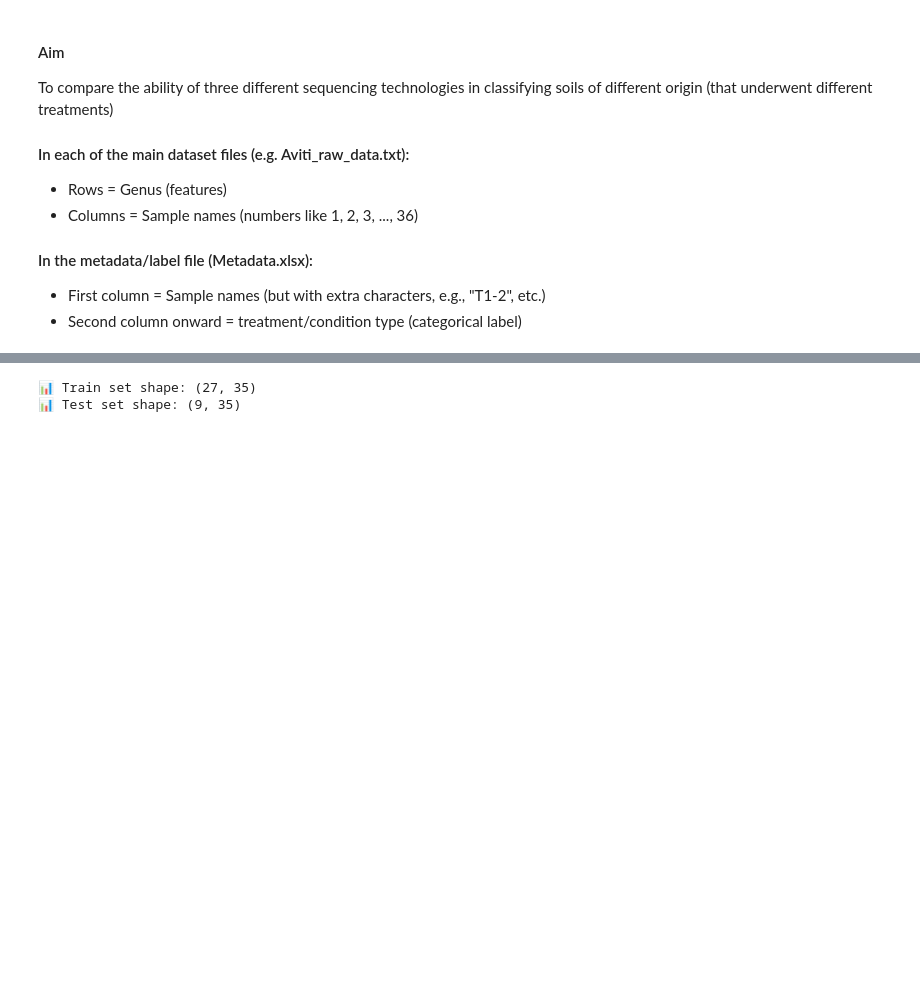
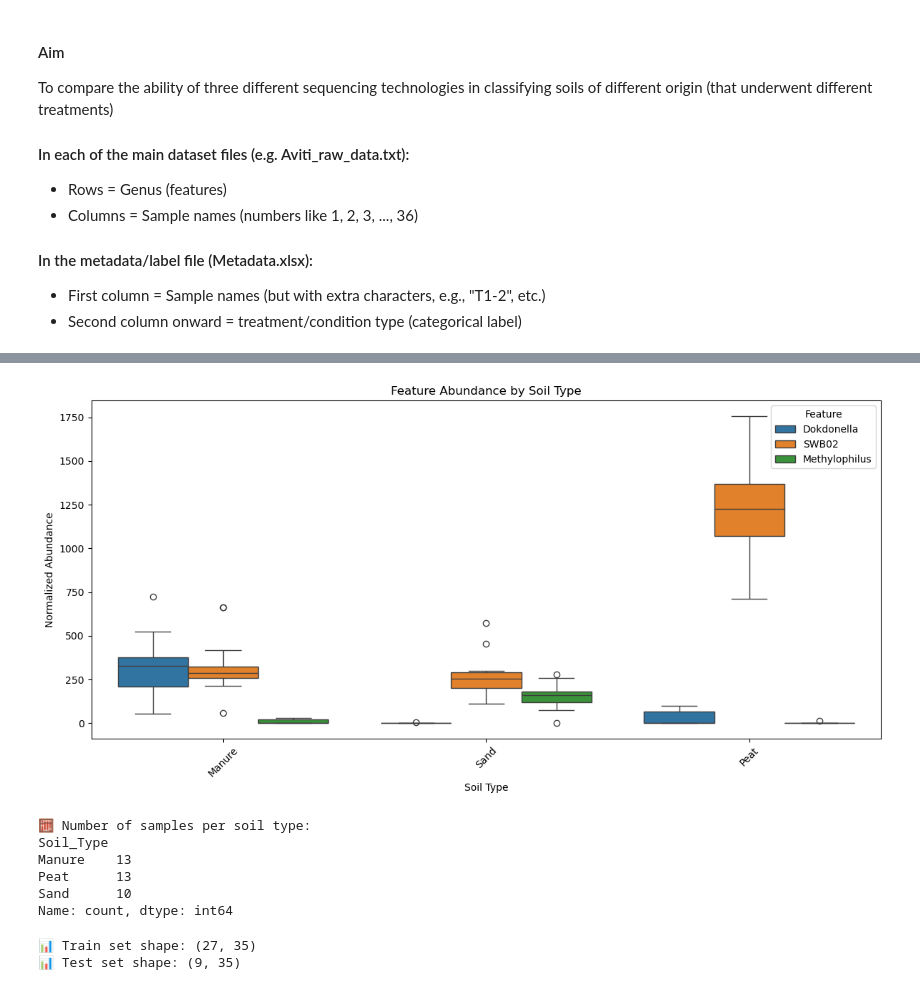
Before and after one commit to hsnvnd/AI-in-Metagenomics, a Jupyter notebook: Soil_Classification.ipynb, the cells around one changed output, grey strips where cells are left out. Cells and saved outputs as stored; diff of their text form; code cells hidden in the pictures; blank space fills up the shorter version.

```diff
--- a/Soil_Classification.ipynb
+++ b/Soil_Classification.ipynb
@@ -300,0 +301,60 @@ Genus  Roseimaritima  Spirochaeta 2  Candidatus Solibacter  Parafilimonas  \
+# %%
+import seaborn as sns
+import matplotlib.pyplot as plt
+import pandas as pd
+
+## Aviti, soil, RandomForest, SHAP
+# selected_features = ['Roseimaritima','Croceibacterium','SWB02']
+## Miseq, soil, RandomForest, SHAP
+# selected_features = ['Croceibacterium','CL500-3', 'SWB02']
+## Novaseq, soil, RandomForest, SHAP
+# selected_features =['Candidatus Berkiella', 'Plot4-2H12', 'Inhella']
+## Aviti, soil, LSVM, SHAP
+# selected_features =['SWB02', 'Opitutus', 'Gemmata']
+## Miseq, soil, LSVM, SHAP
+# selected_features =['SWB02', 'Pseudomonas', 'Steroidobacter']
+## Novaseq, soil, LSVM, SHAP
+# selected_features =['Subgroup 10', 'Fimbriiglobus', 'Bauldia']
+###### shapG ones #######
+## Aviti, soil, RandomForest, shapG
+# selected_features =['Pusillibacter', 'Chthonobacter', 'SWB02']
+## Miseq, soil, RandomForest, shapG
+# selected_features = ['Bradyrhizobium', 'Ilumatobacter']
+## Novaseq, soil, RandomForest, shapG
+# selected_features =['Plot4-2H12', 'Candidatus Berkiella', 'Runella']
+## Aviti, soil, LSVM, shapG
+# selected_features =['BIyi10', 'Chthonobacter', 'SWB02']
+## Miseq, soil, LSVM, shapG
+selected_features = ['Dokdonella','SWB02', 'Methylophilus']
+## Novaseq, soil, LSVM, shapG
+# selected_features = ["Methyloceanibacter","Constrictibacter","Plot4-2H12"]
+
+# Combine selected features and soil type into one DataFrame
+plot_df = X[selected_features].copy()
+plot_df["Soil_Type"] = y_raw.values  # y_raw maps sample to soil type
+
+# Melt the DataFrame to long format for seaborn
+melted_df = plot_df.melt(id_vars="Soil_Type", var_name="Feature", value_name="Abundance")
+
+# Create boxplots grouped by soil type for each feature
+plt.figure(figsize=(12, 6))
+sns.boxplot(x="Soil_Type", y="Abundance", hue="Feature", data=melted_df)
+plt.title("Feature Abundance by Soil Type")
+plt.xlabel("Soil Type")
+plt.ylabel("Normalized Abundance")
+plt.xticks(rotation=45)
+plt.legend(title="Feature")
+plt.tight_layout()
+plt.show()
+# Count number of samples per soil type
+soil_counts = plot_df["Soil_Type"].value_counts()
+print("🧮 Number of samples per soil type:")
+print(soil_counts)
+# %% [output]
+[figure, added]
+🧮 Number of samples per soil type:
+Soil_Type
+Manure    13
+Peat      13
+Sand      10
+Name: count, dtype: int64
```
Also changed, not shown: parts of 3 cells of this notebook.
